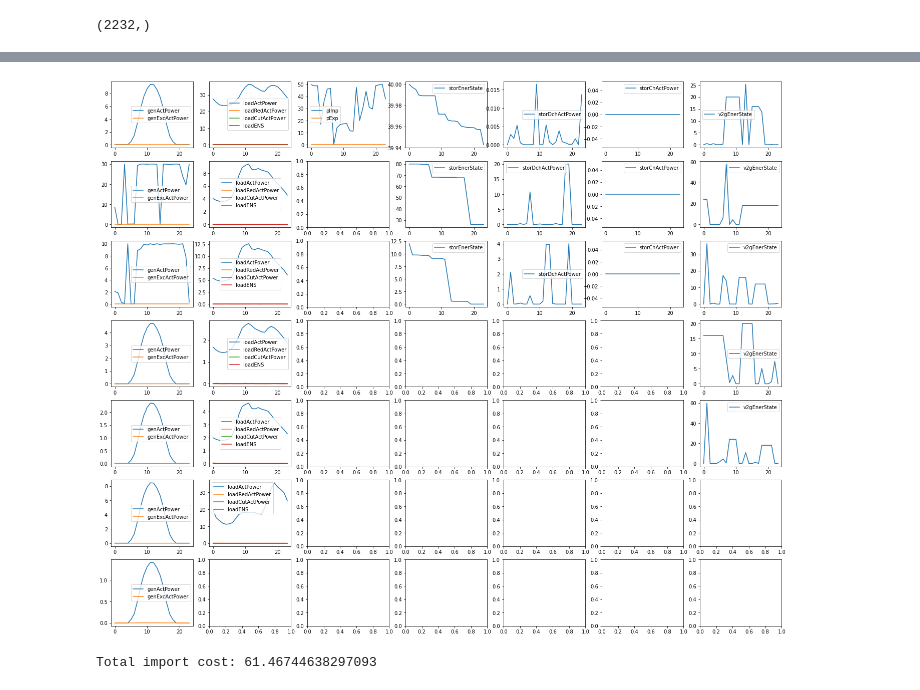
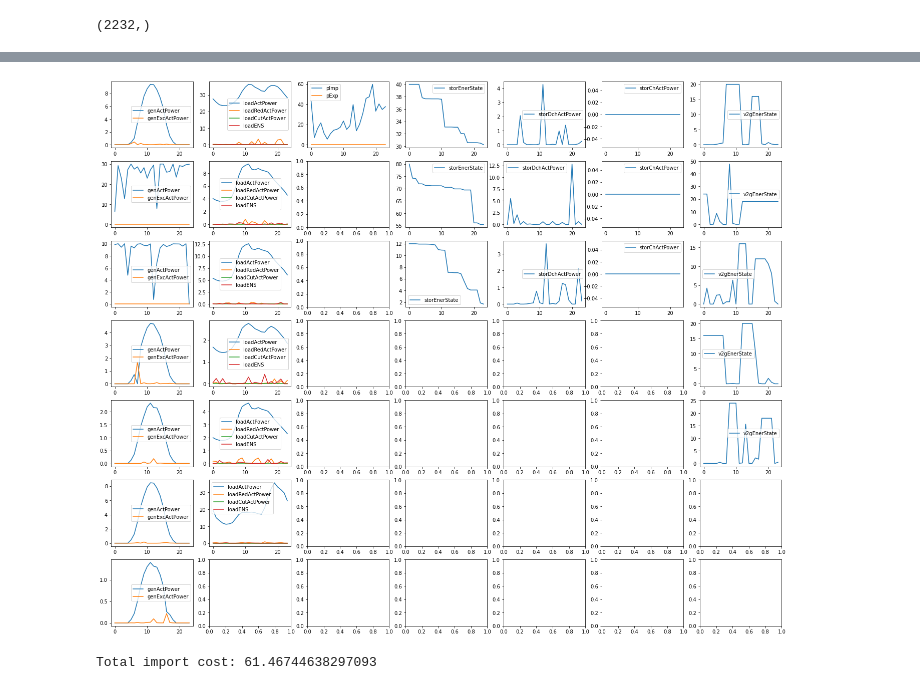
Before and after one commit to ECGomes/eso_project, a Jupyter notebook: hyde-df.ipynb, the cells around one changed output, grey strips where cells are left out. Drawn from its saved outputs; the diff is of its cells as text; code cells hidden in the pictures.

Commit message:
Fixed minimum battery state for EVs

```diff
--- a/hyde-df.ipynb
+++ b/hyde-df.ipynb
@@ -120,6 +120,7 @@ class FunctionCompilation():
                                 for v in v2g_range])
                 balance_v2g.append(b_v2g)
 
+
             # Turn to array
             balance_gens = np.array(balance_gens)
             balance_loads = np.array(balance_loads)
@@ -140,7 +141,7 @@ class FunctionCompilation():
             var['pImp'][mask] = abs(balance_rest)[mask]
 
 
-            # Attribute penalties
+            # Attribute penalties for import/export
             balance_penalty = 0
             for t in t_range:
                 if (var['pImp'][t] > par['pImp'][t]):
@@ -148,6 +149,12 @@ class FunctionCompilation():
 
                 if (var['pExp'][t] > par['pExp'][t]):
                     balance_penalty += 100000
+
+
+            # EV EnerState requirements penalty
+            v2g_penalty = 0
+            v2g_penalty = np.sum([100000 if var['v2gEnerState'][v, t] < par['v2gLimit'][v, t, 1] else 0
+                                  for t in t_range for v in v2g_range])
 
 
             # Objective function values
@@ -166,7 +173,7 @@ class FunctionCompilation():
             temp_rest = sum([var['pImp'][t] * par['buyPrice'][t] - var['pExp'][t] * par['sellPrice'][t]
                              for t in t_range])
 
-            obj_value.append((temp_gens + temp_loads + temp_stor + temp_v2g + temp_rest)*1.0 + balance_penalty)
+            obj_value.append((temp_gens + temp_loads + temp_stor + temp_v2g + temp_rest)*1.0 + balance_penalty + v2g_penalty)
 
         obj_value = np.reshape(obj_value, (vals.shape[0], 1))
 
@@ -532,6 +539,9 @@ def check_pop_v2g(val, par, val_dictionary):
             if par['EV_CS_Info'][v, c, 0] > 0:
                 pop['v2gChActPower'][v, 0] = min(pop['v2gChActPower'][v, 0], par['csInfo'][c, 4])
                 pop['v2gDchActPower'][v, 0] = min(pop['v2gDchActPower'][v, 0], par['csInfo'][c, 5])
+            else:
+                pop['v2gDchXo'][v, 0] = 0
+                pop['v2gChXo'][v, 0] = 0
 
 
         if pop['v2gChXo'][v, 0] + pop['v2gDchXo'][v, 0] > 1:
@@ -555,6 +565,9 @@ def check_pop_v2g(val, par, val_dictionary):
                 if par['EV_CS_Info'][v, c, t] > 0:
                     pop['v2gChActPower'][v, t] = min(pop['v2gChActPower'][v, t], par['csInfo'][c, 4])
                     pop['v2gDchActPower'][v, t] = min(pop['v2gDchActPower'][v, t], par['csInfo'][c, 5])
+                else:
+                    pop['v2gDchXo'][v, t] = 0
+                    pop['v2gChXo'][v, t] = 0
 
             # Disable charge and discharge in the same period
             if pop['v2gChXo'][v, t] + pop['v2gDchXo'][v, t] > 1:
@@ -1537,9 +1550,9 @@ encode(maxVals).shape
 # %%
 # Run the HyDE with the generator objective function
 
-N_RUNS = 10
+N_RUNS = 1
 
-deParams = DEParams(I_NP=30, I_itermax=int(2e4), F_CR=1, I_bnd_constr=1)
+deParams = DEParams(I_NP=20, I_itermax=int(2e3), F_CR=1, I_bnd_constr=1)
 otherParams = OtherParameters(objfun='eso_obj', lowerlimit=encode(minVals), upperlimit=encode(maxVals),
                               dim=encode(dict_var).shape[0],
                               var_dictionary=dict_var, param_dictionary=dict_par,
@@ -1605,7 +1600,7 @@ trial_results
 # %%
 fig, axs = plt.subplots(nrows=7, ncols=7, figsize=(24, 20))
 
-PLOT_SOLUTION = 6
+PLOT_SOLUTION = 0
 temp_decodedsol = decode(trial_results['Solution'][PLOT_SOLUTION], dict_var)
 
 for i in np.arange(7):
@@ -1620,34 +1615,34 @@ for i in np.arange(6):
     axs[i, 1].plot(temp_decodedsol['loadRedActPower'][i])
     axs[i, 1].plot(temp_decodedsol['loadCutActPower'][i])
     axs[i, 1].plot(temp_decodedsol['loadENS'][i])
     axs[i, 1].legend(['loadActPower', 'loadRedActPower', 'loadCutActPower', 'loadENS'])
 
 
 axs[0, 2].plot(temp_decodedsol['pImp'])
 axs[0, 2].plot(temp_decodedsol['pExp'])
 axs[0, 2].legend(['pImp', 'pExp'])
 
 
 for i in range(3):
     axs[i, 3].plot(temp_decodedsol['storEnerState'][i])
     axs[i, 3].legend(['storEnerState'])
 
 for i in range(3):
     axs[i, 4].plot(temp_decodedsol['storDchActPower'][i])
     axs[i, 4].legend(['storDchActPower'])
 
 for i in range(3):
     axs[i, 5].plot(temp_decodedsol['storChActPower'][i])
     axs[i, 5].legend(['storChActPower'])
 
 for i in range(5):
     axs[i, 6].plot(temp_decodedsol['v2gEnerState'][i])
     axs[i, 6].legend(['v2gEnerState'])
 
 
 plt.show()
 # %% [output]
-[figure, old version]
+[figure, new version]
 # %%
 # Total import costs
 
```
Also changed, not shown: parts of 2 cells of this notebook.
